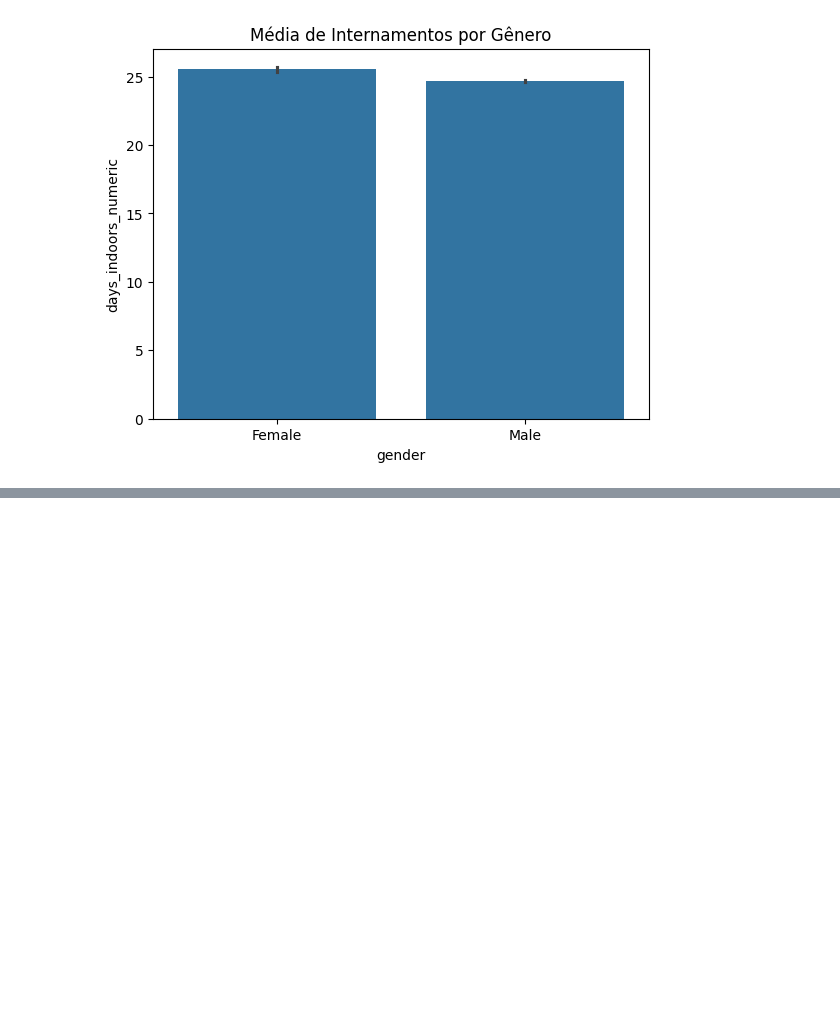
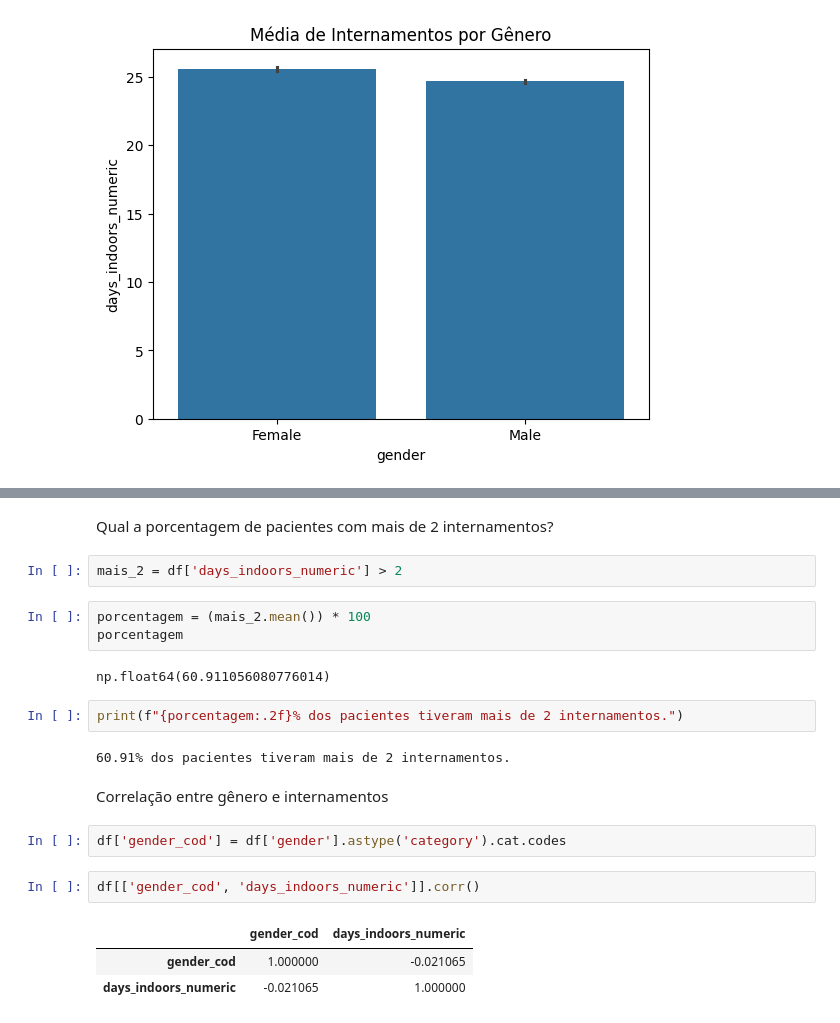
Before and after one commit to alinelima1909/Atividade-notas-dos-alunos_desafio1_python-colab, a Jupyter notebook: 02_analise_exploratoria_ipynb.ipynb, the cells around one changed output, grey strips where cells are left out. Cells and saved outputs as stored; diff of their text form; blank space fills up the shorter version.

```diff
--- a/02_analise_exploratoria_ipynb.ipynb
+++ b/02_analise_exploratoria_ipynb.ipynb
@@ -209,0 +217,23 @@ plt.show()
+# %% [markdown]
+Qual a porcentagem de pacientes com mais de 2 internamentos?
+# %%
+mais_2 = df['days_indoors_numeric'] > 2
+# %%
+porcentagem = (mais_2.mean()) * 100
+porcentagem
+# %% [output]
+np.float64(60.911056080776014)
+# %%
+print(f"{porcentagem:.2f}% dos pacientes tiveram mais de 2 internamentos.")
+# %% [output]
+60.91% dos pacientes tiveram mais de 2 internamentos.
+# %% [markdown]
+Correlação entre gênero e internamentos
+# %%
+df['gender_cod'] = df['gender'].astype('category').cat.codes
+# %%
+df[['gender_cod', 'days_indoors_numeric']].corr()
+# %% [output]
+|  | gender_cod | days_indoors_numeric |
+| gender_cod | 1.000000 | -0.021065 |
+| days_indoors_numeric | -0.021065 | 1.000000 |
```
Also changed, not shown: parts of 15 cells of this notebook.
